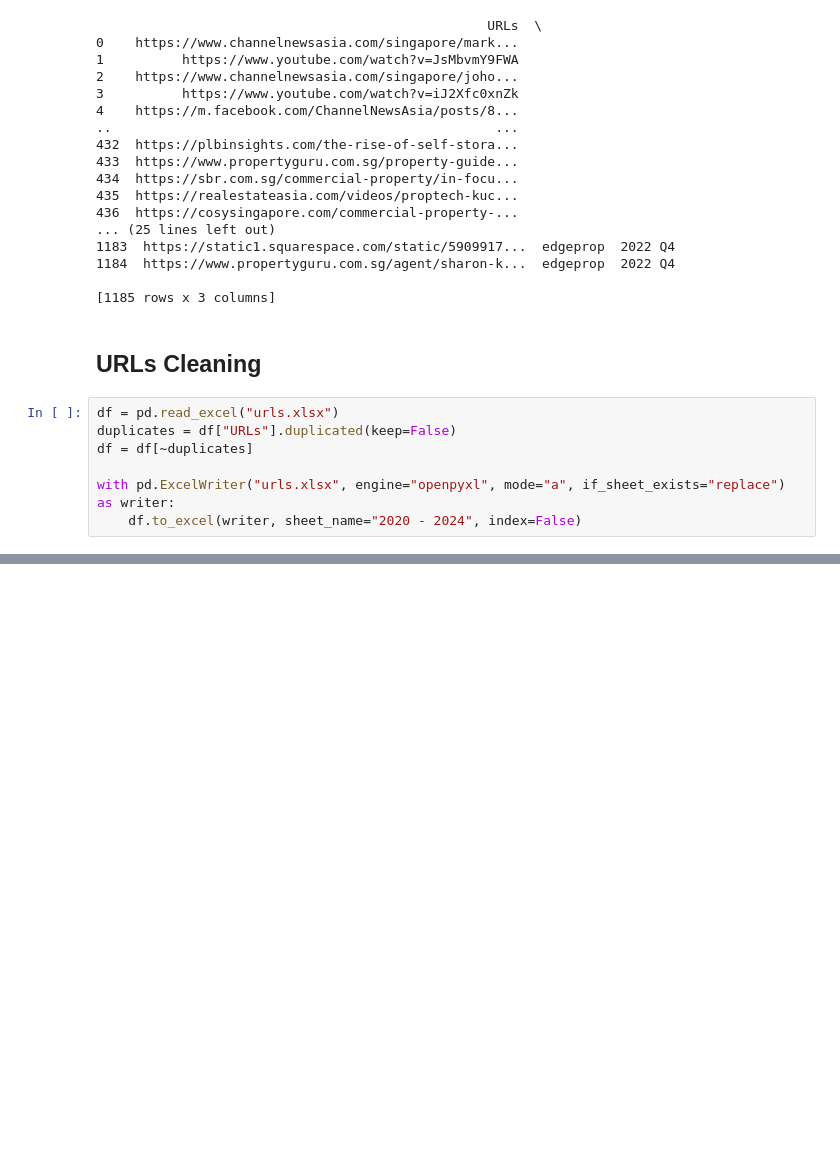
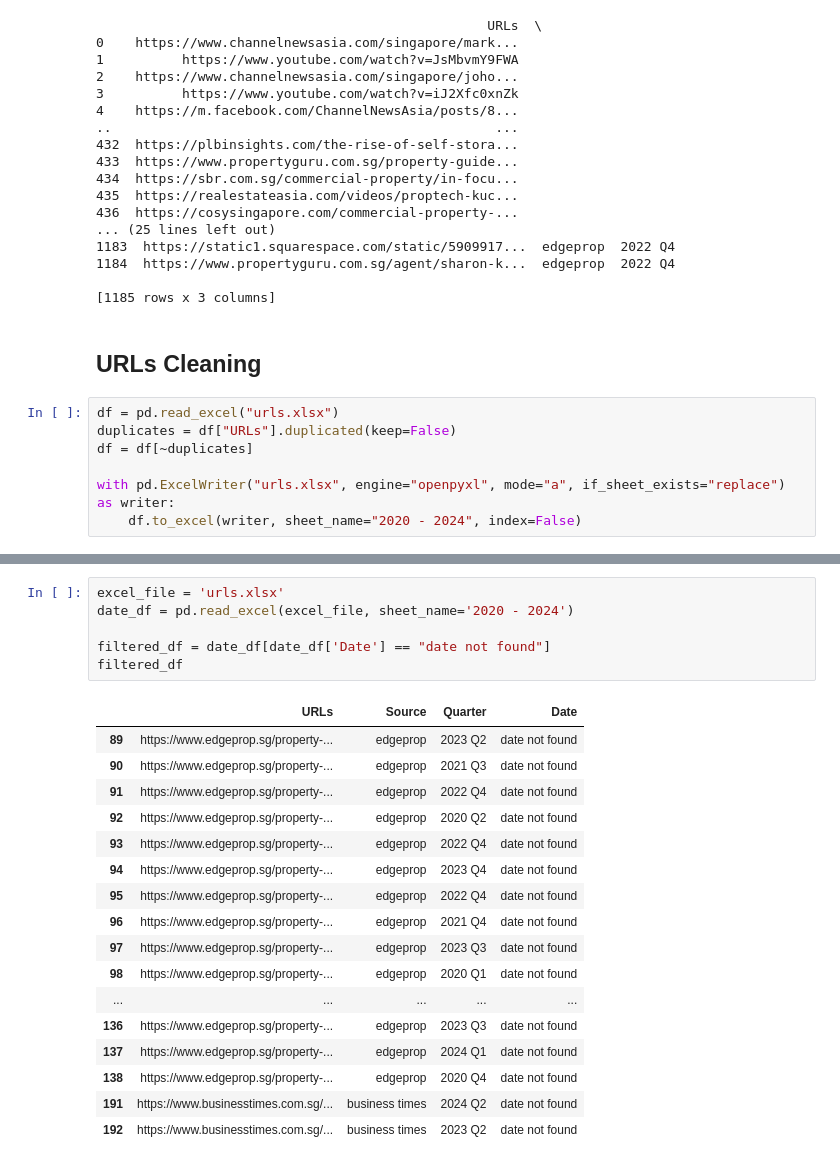
Before and after one commit to loowenwen/jtc-market-sentiments, a Jupyter notebook: data_collection.ipynb, the cells around one changed output, grey strips where cells are left out. Cells and saved outputs as stored; diff of their text form; blank space fills up the shorter version.

```diff
--- a/data_collection.ipynb
+++ b/data_collection.ipynb
@@ -137,0 +212,24 @@ with pd.ExcelWriter("urls.xlsx", engine="openpyxl", mode="a", if_sheet_exists="r
+# %%
+excel_file = 'urls.xlsx'
+date_df = pd.read_excel(excel_file, sheet_name='2020 - 2024')
+
+filtered_df = date_df[date_df['Date'] == "date not found"]
+filtered_df
+# %% [output]
+|  | URLs | Source | Quarter | Date |
+| 89 | https://www.edgeprop.sg/property-... | edgeprop | 2023 Q2 | date not found |
+| 90 | https://www.edgeprop.sg/property-... | edgeprop | 2021 Q3 | date not found |
+| 91 | https://www.edgeprop.sg/property-... | edgeprop | 2022 Q4 | date not found |
+| 92 | https://www.edgeprop.sg/property-... | edgeprop | 2020 Q2 | date not found |
+| 93 | https://www.edgeprop.sg/property-... | edgeprop | 2022 Q4 | date not found |
+| 94 | https://www.edgeprop.sg/property-... | edgeprop | 2023 Q4 | date not found |
+| 95 | https://www.edgeprop.sg/property-... | edgeprop | 2022 Q4 | date not found |
+| 96 | https://www.edgeprop.sg/property-... | edgeprop | 2021 Q4 | date not found |
+| 97 | https://www.edgeprop.sg/property-... | edgeprop | 2023 Q3 | date not found |
+| 98 | https://www.edgeprop.sg/property-... | edgeprop | 2020 Q1 | date not found |
+| ... | ... | ... | ... | ... |
+| 136 | https://www.edgeprop.sg/property-... | edgeprop | 2023 Q3 | date not found |
+| 137 | https://www.edgeprop.sg/property-... | edgeprop | 2024 Q1 | date not found |
+| 138 | https://www.edgeprop.sg/property-... | edgeprop | 2020 Q4 | date not found |
+| 191 | https://www.businesstimes.com.sg/... | business times | 2024 Q2 | date not found |
+| 192 | https://www.businesstimes.com.sg/... | business times | 2023 Q2 | date not found |
```
Also changed, not shown: parts of 4 cells of this notebook, 1 other file.
